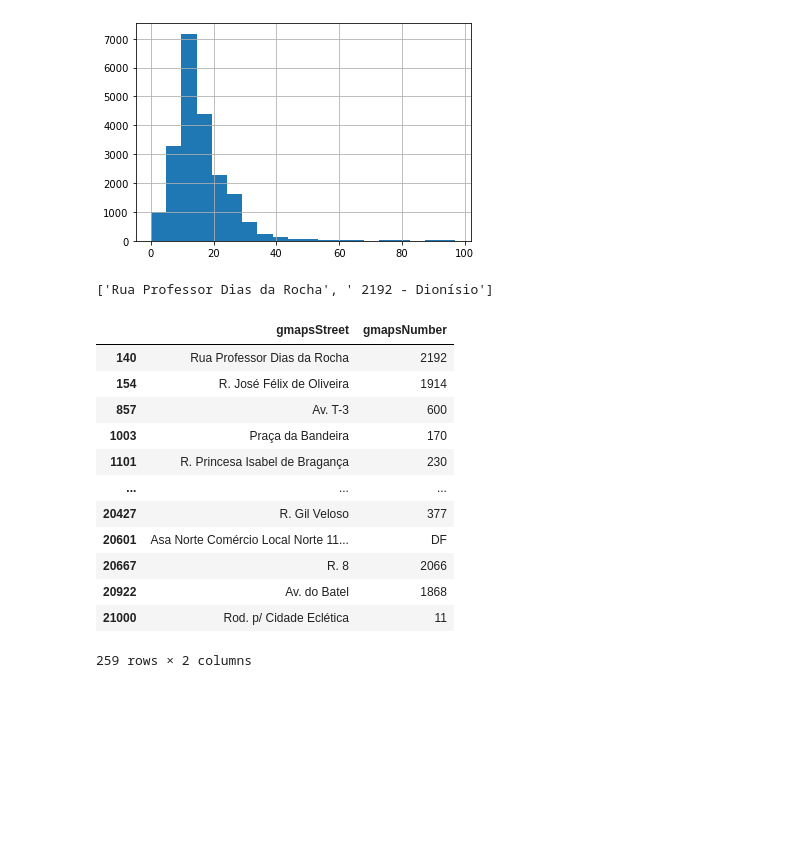
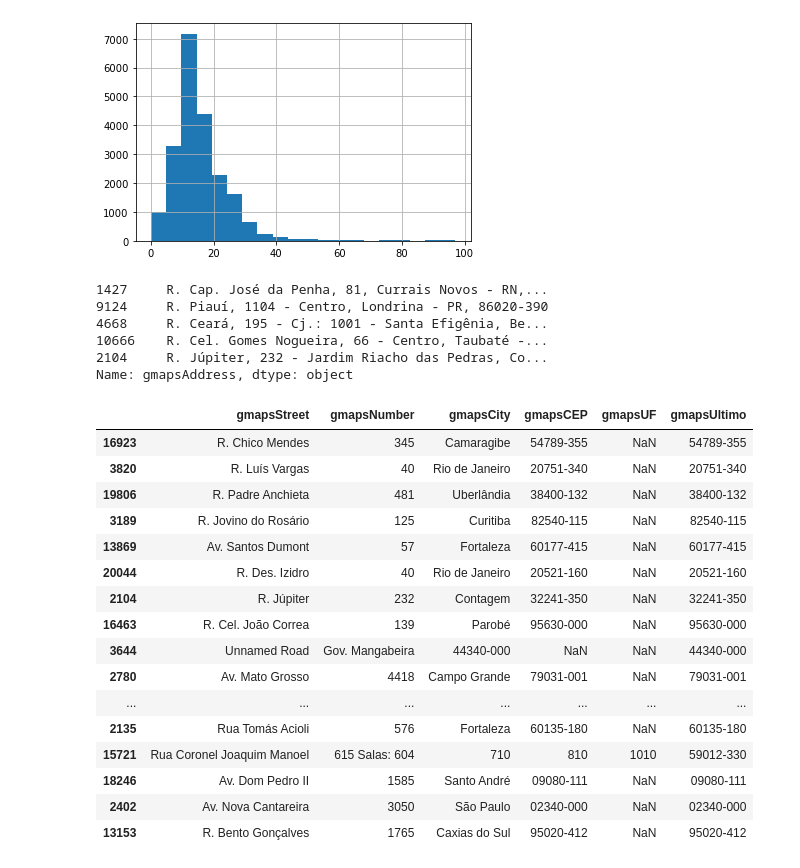
Before and after one commit to renatolotto/HZN-tese-psiquiatria, a Jupyter notebook: Fuzzy_pipe.ipynb, the cells around one changed output. Cells and saved outputs as stored; diff of their text form; code cells hidden in the pictures; blank space fills up the shorter version.

```diff
--- a/Fuzzy_pipe.ipynb
+++ b/Fuzzy_pipe.ipynb
@@ -12,2 +11,14 @@ df = pd.read_csv(r'App\base.csv', sep = ';', encoding = 'latin1')
+# %%
+df = pd.read_csv(r'App\base2.csv',dtype={'cnpj': object,'CNPJ': object,'cep': object,'CEP': object,'CNPJ_8_Digitos':object})
 # %% [markdown]
 CNES vs RF
+# %%
+#CNPJ
+df[['CNPJ','cnpj']].info()
+for index,row in df.iterrows():
+    # if row['cnpj']:
+    df.loc[index, "Fuzzy_CNPJ_CNESvsRF"] =  fuzz.ratio(unidecode(row['CNPJ'].lower()),unidecode(row['cnpj'].lower()))
+    # df.loc[index, "Fuzzy_partial_ratio_CNPJ_CNESvsRF"] =  fuzz.partial_ratio(unidecode(row['CNPJ'].lower()),unidecode(row['cnpj'].lower()))
+    # df.loc[index, "Fuzzy_token_sort_ratio_CNPJ_CNESvsRF"] =  fuzz.token_sort_ratio(unidecode(row['CNPJ'].lower()),unidecode(row['cnpj'].lower()))
+    # df.loc[index, "Fuzzy_token_set_ratio_CNPJ_CNESvsRF"] =  fuzz.token_set_ratio(unidecode(row['CNPJ'].lower()),unidecode(row['cnpj'].lower()))
+# df[['CNPJ','cnpj','Fuzzy_CNPJ_CNESvsRF']].sort_values(by='Fuzzy_CNPJ_CNESvsRF',ascending=False).head()#,"Fuzzy_partial_ratio_Fantasia_CNESvsRF","Fuzzy_token_sort_ratio_Fantasia_CNESvsRF","Fuzzy_token_set_ratio_Fantasia_CNESvsRF"
@@ -229,27 +255,39 @@ df["Fuzzy_Nome_CNESvsGMN"].hist(bins=20)
 #         df.loc[index, "Fuzzy_token_sort_ratio_Nome_CNESvsGMN"] =  fuzz.token_sort_ratio(unidecode(row['PARAM_NOME'].lower()),unidecode(row['gmapsCompanyName'].lower()))
 #         df.loc[index, "Fuzzy_token_set_ratio_Nome_CNESvsGMN"] =  fuzz.token_set_ratio(unidecode(row['PARAM_NOME'].lower()),unidecode(row['gmapsCompanyName'].lower()))
 # df[['PARAM_NOME','gmapsCompanyName','Fuzzy_Nome_CNESvsGMN',"Fuzzy_partial_ratio_Nome_CNESvsGMN","Fuzzy_token_sort_ratio_Nome_CNESvsGMN","Fuzzy_token_set_ratio_Nome_CNESvsGMN"]][df['gmapsCompanyName']!='nan'].sort_values(by='Fuzzy_Nome_CNESvsGMN',ascending=False)
-# %%
-teste='Rua Professor Dias da Rocha, 2192 - Dionísio'
-teste.split(',')
-# %% [output]
-['Rua Professor Dias da Rocha', ' 2192 - Dionísio']
+# %%
+df['gmapsAddress'][df['gmapsAddress'].notnull()].sample(5)
+# %% [output]
+1427     R. Cap. José da Penha, 81, Currais Novos - RN,...
+9124     R. Piauí, 1104 - Centro, Londrina - PR, 86020-390
+4668     R. Ceará, 195 - Cj.: 1001 - Santa Efigênia, Be...
+10666    R. Cel. Gomes Nogueira, 66 - Centro, Taubaté -...
+2104     R. Júpiter, 232 - Jardim Riacho das Pedras, Co...
+Name: gmapsAddress, dtype: object
 # %%
 df['gmapsAddress'][df['gmapsAddress'].notnull()]
 df['gmapsStreet'] = df['gmapsAddress'].str.split(',').str[0]
 df['gmapsNumber'] = df['gmapsAddress'].str.split(',').str[1].str.split(' - ').str[0]
-df[['gmapsStreet','gmapsNumber']][df['gmapsAddress'].notnull()]
+df['gmapsCity'] = df['gmapsAddress'].str.split(',').str[2].str.split(' - ').str[0]
+df['gmapsCEP'] = df['gmapsAddress'].str.split(',').str[3].str.split(' - ').str[0]
+df['gmapsUF'] = df['gmapsAddress'].str.split(',').str[4].str.split(' - ').str[0]
+df['gmapsUltimo'] = df['gmapsAddress'].str.split(',').str[-1].str.split(' - ').str[0]
+df[['gmapsStreet','gmapsNumber','gmapsCity','gmapsCEP','gmapsUF','gmapsUltimo']][df['gmapsAddress'].notnull()].sample(20)
 # %% [output]
-|  | gmapsStreet | gmapsNumber |
-| 140 | Rua Professor Dias da Rocha | 2192 |
-| 154 | R. José Félix de Oliveira | 1914 |
-| 857 | Av. T-3 | 600 |
-| 1003 | Praça da Bandeira | 170 |
-| 1101 | R. Princesa Isabel de Bragança | 230 |
-| ... | ... | ... |
-| 20427 | R. Gil Veloso | 377 |
-| 20601 | Asa Norte Comércio Local Norte 11... | DF |
-| 20667 | R. 8 | 2066 |
-| 20922 | Av. do Batel | 1868 |
-| 21000 | Rod. p/ Cidade Eclética | 11 |
+|  | gmapsStreet | gmapsNumber | gmapsCity | gmapsCEP | gmapsUF | gmapsUltimo |
+| 16923 | R. Chico Mendes | 345 | Camaragibe | 54789-355 | NaN | 54789-355 |
+| 3820 | R. Luís Vargas | 40 | Rio de Janeiro | 20751-340 | NaN | 20751-340 |
+| 19806 | R. Padre Anchieta | 481 | Uberlândia | 38400-132 | NaN | 38400-132 |
+| 3189 | R. Jovino do Rosário | 125 | Curitiba | 82540-115 | NaN | 82540-115 |
+| 13869 | Av. Santos Dumont | 57 | Fortaleza | 60177-415 | NaN | 60177-415 |
+| 20044 | R. Des. Izidro | 40 | Rio de Janeiro | 20521-160 | NaN | 20521-160 |
+| 2104 | R. Júpiter | 232 | Contagem | 32241-350 | NaN | 32241-350 |
+| 16463 | R. Cel. João Correa | 139 | Parobé | 95630-000 | NaN | 95630-000 |
+| 3644 | Unnamed Road | Gov. Mangabeira | 44340-000 | NaN | NaN | 44340-000 |
+| 2780 | Av. Mato Grosso | 4418 | Campo Grande | 79031-001 | NaN | 79031-001 |
+| ... | ... | ... | ... | ... | ... | ... |
+| 2135 | Rua Tomás Acioli | 576 | Fortaleza | 60135-180 | NaN | 60135-180 |
+| 15721 | Rua Coronel Joaquim Manoel | 615 Salas: 604 | 710 | 810 | 1010 | 59012-330 |
+| 18246 | Av. Dom Pedro II | 1585 | Santo André | 09080-111 | NaN | 09080-111 |
+| 2402 | Av. Nova Cantareira | 3050 | São Paulo | 02340-000 | NaN | 02340-000 |
+| 13153 | R. Bento Gonçalves | 1765 | Caxias do Sul | 95020-412 | NaN | 95020-412 |
-259 rows × 2 columns
```
Also changed, not shown: parts of 10 cells of this notebook, 5 other files.
